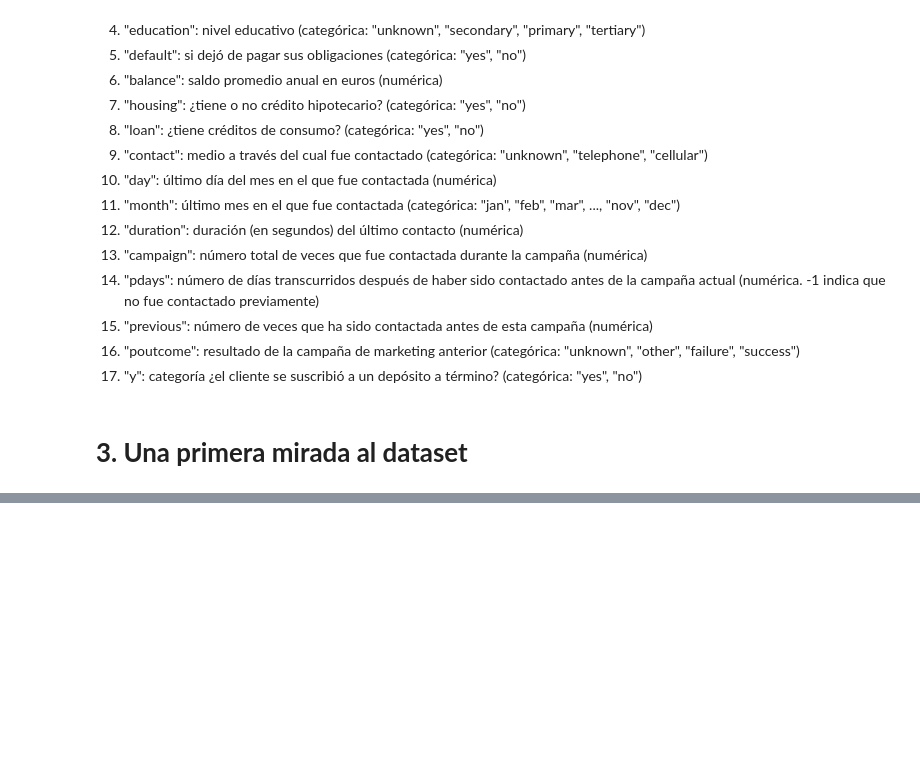
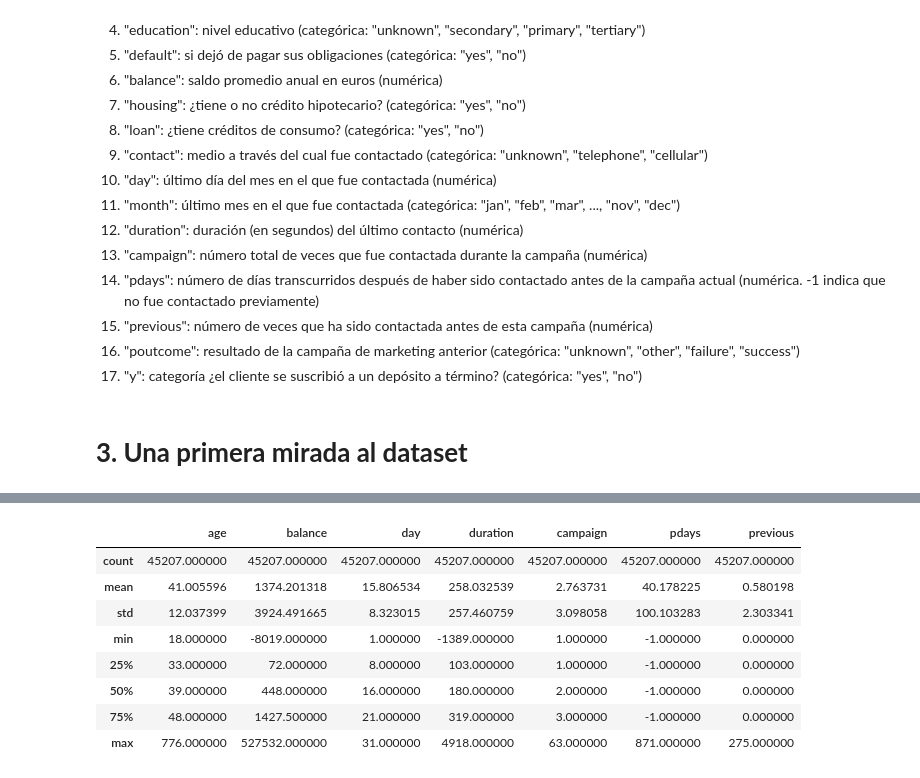
Before and after one commit to NeverShoutLala/Talento-Tech, a Jupyter notebook: Limpieza_de_datos.ipynb, the cells around one changed output, grey strips where cells are left out. Drawn from its saved outputs; the diff is of its cells as text; code cells hidden in the pictures; blank space fills up the shorter version.

```diff
--- a/Limpieza_de_datos.ipynb
+++ b/Limpieza_de_datos.ipynb
@@ -47,0 +165,12 @@ import seaborn as sns
+# %%
+data.describe()
+# %% [output]
+|  | age | balance | day | duration | campaign | pdays | previous |
+| count | 45207.000000 | 45207.000000 | 45207.000000 | 45207.000000 | 45207.000000 | 45207.000000 | 45207.000000 |
+| mean | 41.005596 | 1374.201318 | 15.806534 | 258.032539 | 2.763731 | 40.178225 | 0.580198 |
+| std | 12.037399 | 3924.491665 | 8.323015 | 257.460759 | 3.098058 | 100.103283 | 2.303341 |
+| min | 18.000000 | -8019.000000 | 1.000000 | -1389.000000 | 1.000000 | -1.000000 | 0.000000 |
+| 25% | 33.000000 | 72.000000 | 8.000000 | 103.000000 | 1.000000 | -1.000000 | 0.000000 |
+| 50% | 39.000000 | 448.000000 | 16.000000 | 180.000000 | 2.000000 | -1.000000 | 0.000000 |
+| 75% | 48.000000 | 1427.500000 | 21.000000 | 319.000000 | 3.000000 | -1.000000 | 0.000000 |
+| max | 776.000000 | 527532.000000 | 31.000000 | 4918.000000 | 63.000000 | 871.000000 | 275.000000 |
```
Also changed, not shown: parts of 18 cells of this notebook.
